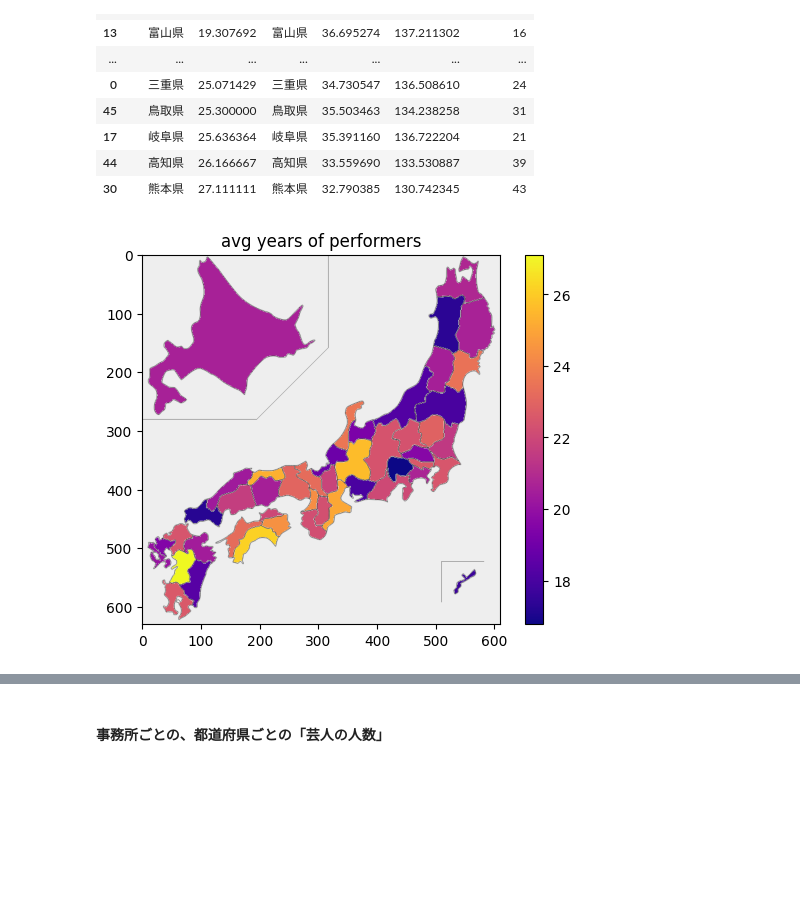
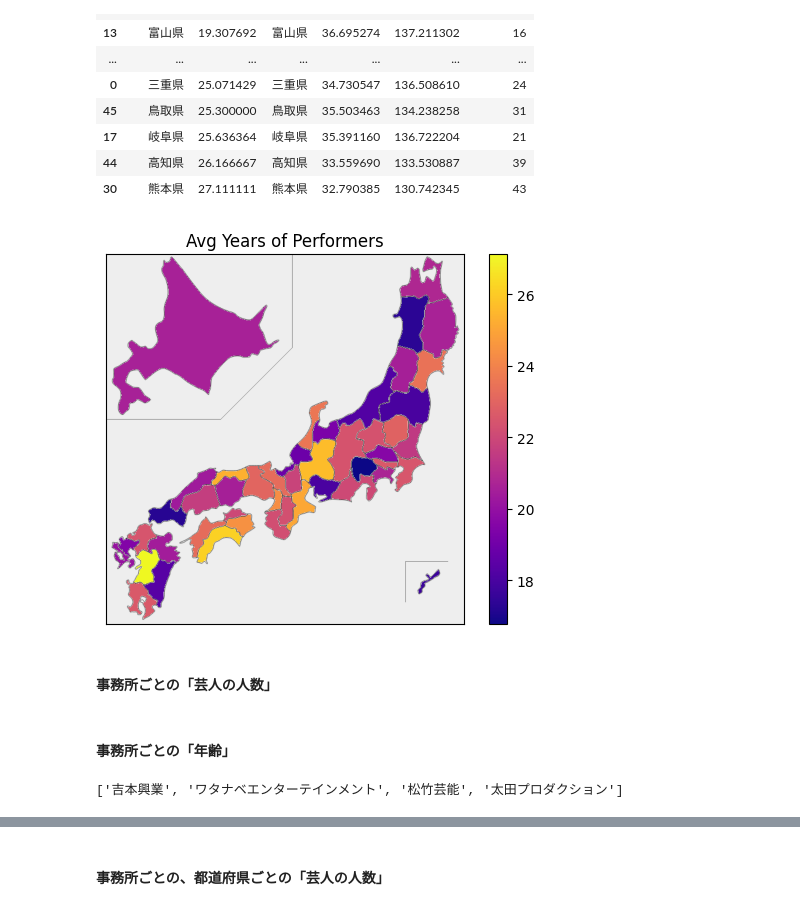
Before and after one commit to umenerineri/infovis-notebooks, a Jupyter notebook: final_project/project_additional.ipynb, the cells around one changed output, grey strips where cells are left out. Saved outputs shown, nothing was run; the diff lists cells and outputs as text; code cells hidden in the pictures; blank space fills up the shorter version.

Commit message:
figures made

```diff
--- a/final_project/project_additional.ipynb
+++ b/final_project/project_additional.ipynb
@@ -506,3 +506,6 @@ performer_data_df_trimmed
 # %%
 # to_csv
 performer_data_df_trimmed.to_csv(os.path.join(folder_name_tidy, "performer_data_trimmed.csv"), index=False)
+# %%
+performer_data_df_trimmed = pd.read_csv(os.path.join(folder_name_tidy, "performer_data_trimmed.csv"))
+performer_data_df_trimmed
@@ -630,3 +643,6 @@ fig.show()
 # 見づらいのでplotlyを諦める
 import matplotlib.pyplot as plt
 from japanmap import picture
+# %%
+output_folder = "./figures"
+os.path.exists(output_folder)
@@ -765,12 +792,17 @@ performer_history
 # %%
 # heatmap
 df = performer_history.sort_values("pref_code").set_index("pref_code")
 cmap = plt.get_cmap("plasma")
 norm = plt.Normalize(vmin=df["history"].min(), vmax=df["history"].max())
 fcol = lambda x: "#" + bytes(cmap(norm(x), bytes=True)[:3]).hex()
 pic = picture(df["history"].apply(fcol))
 plt.colorbar(plt.imshow(pic, cmap, norm))
-plt.title("avg years of performers")
+plt.title("Avg Years of Performers")
+plt.xticks([])  # x軸のスケールを非表示
+plt.yticks([])  # y軸のスケールを非表示
+plt.savefig(os.path.join(output_folder, "avg_years_of_performers.png"), bbox_inches="tight", dpi=100)
 plt.show()
 # %% [output]
-[figure, old version]
+[figure, new version]
+# %% [markdown]
+#### 事務所ごとの「芸人の人数」
@@ -776,0 +827,9 @@ plt.show()
+# %% [markdown]
+#### 事務所ごとの「年齢」
+# %%
+# 所属人数上位4事務所が対象
+office_list = list(office_count.index)[:5]
+office_list.remove("その他")
+office_list
+# %% [output]
+['吉本興業', 'ワタナベエンターテインメント', '松竹芸能', '太田プロダクション']
```
Also changed, not shown: parts of 24 cells of this notebook, 17 other files.
